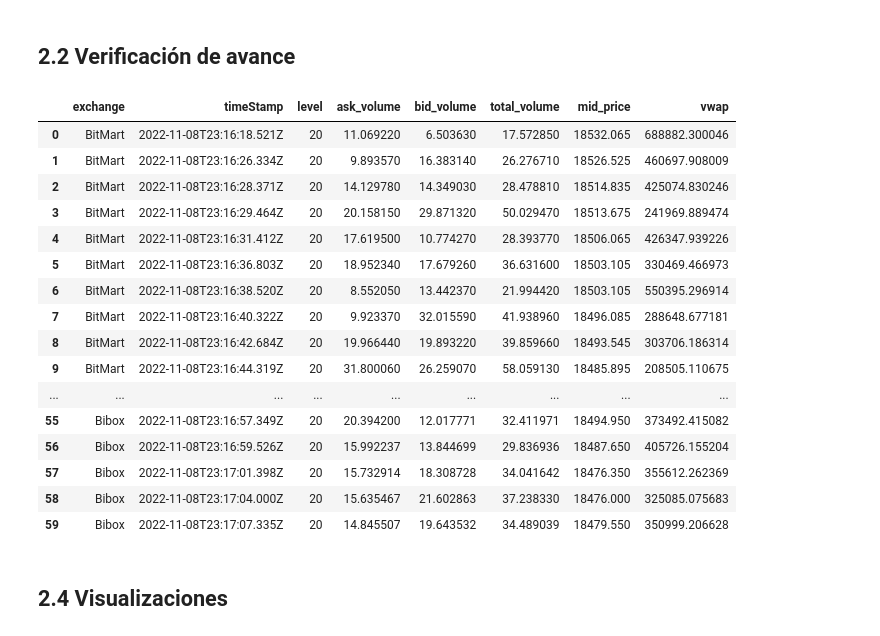
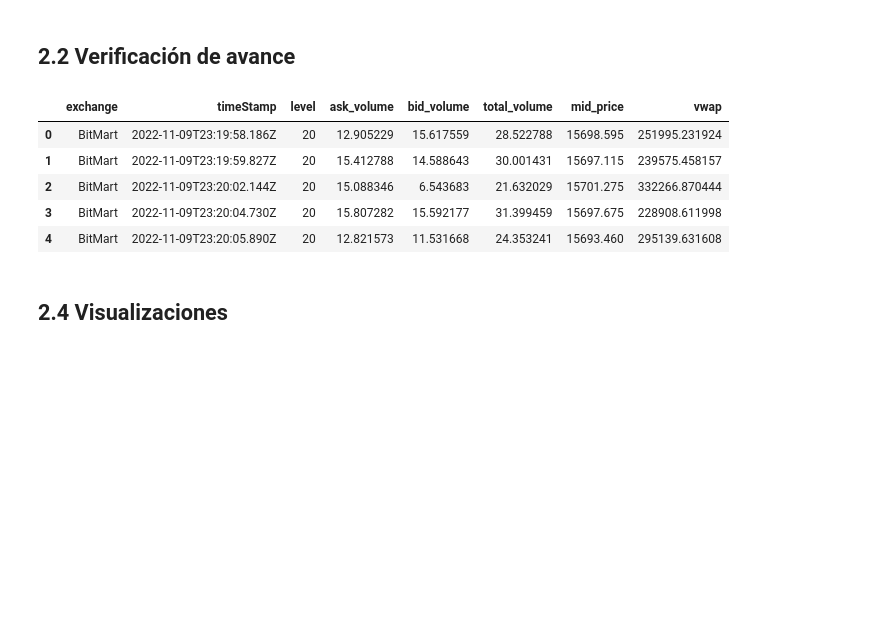
Before and after one commit to DayanaNavarro/Lab4_MYST, a Jupyter notebook: Borrador_lab4.ipynb, the cells around one changed output. Drawn from its saved outputs; the diff is of its cells as text; code cells hidden in the pictures; blank space fills up the shorter version.

```diff
--- a/Borrador_lab4.ipynb
+++ b/Borrador_lab4.ipynb
@@ -27,3 +29,3 @@ ob_c1=order_book(cryptos[0],limite,seconds,binances)
 # %%
-ob_c2=order_book(cryptos[1],limite,seconds,binances)
+ob_c2=order_book(cryptos[1],seconds,exchanges)
 # %%
@@ -31,10 +33,8 @@ ob_c3=order_book(cryptos[2],limite,seconds,binances)
 # %%
-def close_price(data,binances,seconds,crypto,n):
-    times,c=[],[]
-    for i in range(len(binances)):
+def times(exchanges,data):
+    exchange,times=[],[]
+    for i in range(len(exchanges)):
+        exchange.append([str(exchanges[i])]*seconds)
         for j in range(seconds):
             times.append(data[i][j]['datetime'])
-    t=times[seconds*n:seconds*n+seconds]
-    for m in range(seconds):
-        c.append(binances[n].fetch_ohlcv(crypto, since=binances[n].parse8601(t[m]), limit=1)[0][4])
-    return c
+    return times
@@ -73,7 +84,7 @@ d={'Exchange_1':{'Crypto1':ob_c1[0],
 # %% [markdown]
 ## 2.2 Verificación de avance
 # %%
-def verifavance2(data,limite,seconds,binances):
+def verifavance2(data,limite,seconds,exchanges):
     exchange,times=[],[]
     ask_vol,bid_vol=[],[]
     ask_voll,bid_voll=[],[]
@@ -81,8 +92,8 @@ def verifavance2(data,limite,seconds,binances):
     ask,bid=[],[]
     c=0
     df=pd.DataFrame(columns=['exchange','timeStamp','level','ask_volume','bid_volume','total_volume','mid_price','vwap'])
-    for i in range(len(binances)):
-        exchange.append([str(binances[i])]*seconds)
+    for i in range(len(exchanges)):
+        exchange.append([str(exchanges[i])]*seconds)
         for j in range(seconds):
             times.append(data[i][j]['datetime'])
             mid.append((data[i][j]['bids'][0][0]+data[i][j]['asks'][0][0])/2)
@@ -106,29 +117,18 @@ def verifavance2(data,limite,seconds,binances):
     df['vwap']=sum(spread*df['total_volume'])/df['total_volume']
     return df
 # %%
-vac1=verifavance2(ob_c1,limite,seconds,binances)
-vac2=verifavance2(ob_c2,limite,seconds,binances)
-vac3=verifavance2(ob_c3,limite,seconds,binances)
+vac1=verifavance2(ob_c1,limite,seconds,exchanges)
+vac2=verifavance2(ob_c2,limite,seconds,exchanges)
+vac3=verifavance2(ob_c3,limite,seconds,exchanges)
-# %%
-vac1
-# %% [output]
-|  | exchange | timeStamp | level | ask_volume | bid_volume | total_volume | mid_price | vwap |
-| 0 | BitMart | 2022-11-08T23:16:18.521Z | 20 | 11.069220 | 6.503630 | 17.572850 | 18532.065 | 688882.300046 |
-| 1 | BitMart | 2022-11-08T23:16:26.334Z | 20 | 9.893570 | 16.383140 | 26.276710 | 18526.525 | 460697.908009 |
-| 2 | BitMart | 2022-11-08T23:16:28.371Z | 20 | 14.129780 | 14.349030 | 28.478810 | 18514.835 | 425074.830246 |
-| 3 | BitMart | 2022-11-08T23:16:29.464Z | 20 | 20.158150 | 29.871320 | 50.029470 | 18513.675 | 241969.889474 |
-| 4 | BitMart | 2022-11-08T23:16:31.412Z | 20 | 17.619500 | 10.774270 | 28.393770 | 18506.065 | 426347.939226 |
-| 5 | BitMart | 2022-11-08T23:16:36.803Z | 20 | 18.952340 | 17.679260 | 36.631600 | 18503.105 | 330469.466973 |
-| 6 | BitMart | 2022-11-08T23:16:38.520Z | 20 | 8.552050 | 13.442370 | 21.994420 | 18503.105 | 550395.296914 |
-| 7 | BitMart | 2022-11-08T23:16:40.322Z | 20 | 9.923370 | 32.015590 | 41.938960 | 18496.085 | 288648.677181 |
-| 8 | BitMart | 2022-11-08T23:16:42.684Z | 20 | 19.966440 | 19.893220 | 39.859660 | 18493.545 | 303706.186314 |
-| 9 | BitMart | 2022-11-08T23:16:44.319Z | 20 | 31.800060 | 26.259070 | 58.059130 | 18485.895 | 208505.110675 |
-| ... | ... | ... | ... | ... | ... | ... | ... | ... |
-| 55 | Bibox | 2022-11-08T23:16:57.349Z | 20 | 20.394200 | 12.017771 | 32.411971 | 18494.950 | 373492.415082 |
-| 56 | Bibox | 2022-11-08T23:16:59.526Z | 20 | 15.992237 | 13.844699 | 29.836936 | 18487.650 | 405726.155204 |
-| 57 | Bibox | 2022-11-08T23:17:01.398Z | 20 | 15.732914 | 18.308728 | 34.041642 | 18476.350 | 355612.262369 |
-| 58 | Bibox | 2022-11-08T23:17:04.000Z | 20 | 15.635467 | 21.602863 | 37.238330 | 18476.000 | 325085.075683 |
-| 59 | Bibox | 2022-11-08T23:17:07.335Z | 20 | 14.845507 | 19.643532 | 34.489039 | 18479.550 | 350999.206628 |
+# %%
+vac2.head()
+# %% [output]
+|  | exchange | timeStamp | level | ask_volume | bid_volume | total_volume | mid_price | vwap |
+| 0 | BitMart | 2022-11-09T23:19:58.186Z | 20 | 12.905229 | 15.617559 | 28.522788 | 15698.595 | 251995.231924 |
+| 1 | BitMart | 2022-11-09T23:19:59.827Z | 20 | 15.412788 | 14.588643 | 30.001431 | 15697.115 | 239575.458157 |
+| 2 | BitMart | 2022-11-09T23:20:02.144Z | 20 | 15.088346 | 6.543683 | 21.632029 | 15701.275 | 332266.870444 |
+| 3 | BitMart | 2022-11-09T23:20:04.730Z | 20 | 15.807282 | 15.592177 | 31.399459 | 15697.675 | 228908.611998 |
+| 4 | BitMart | 2022-11-09T23:20:05.890Z | 20 | 12.821573 | 11.531668 | 24.353241 | 15693.460 | 295139.631608 |
 # %% [markdown]
 ## 2.4 Visualizaciones
 # %%
```
Also changed, not shown: parts of 18 cells of this notebook.
